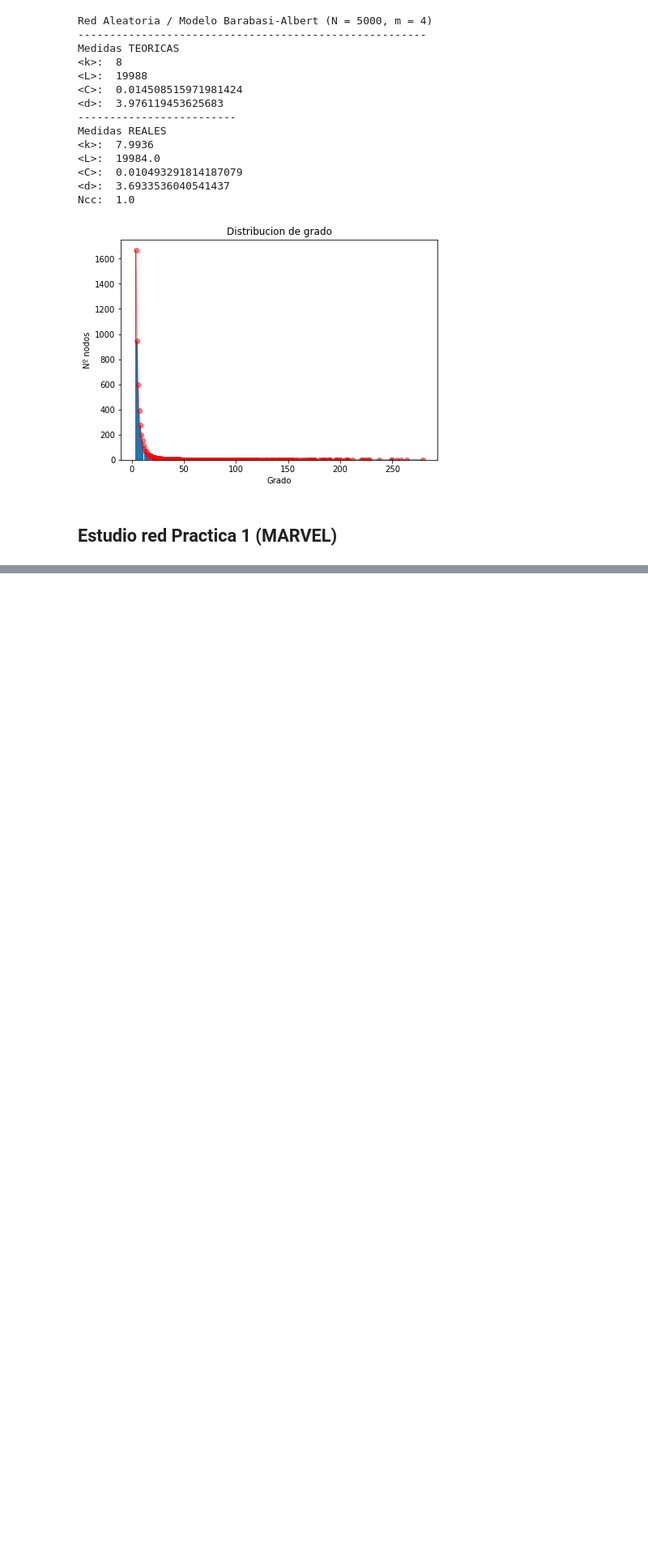
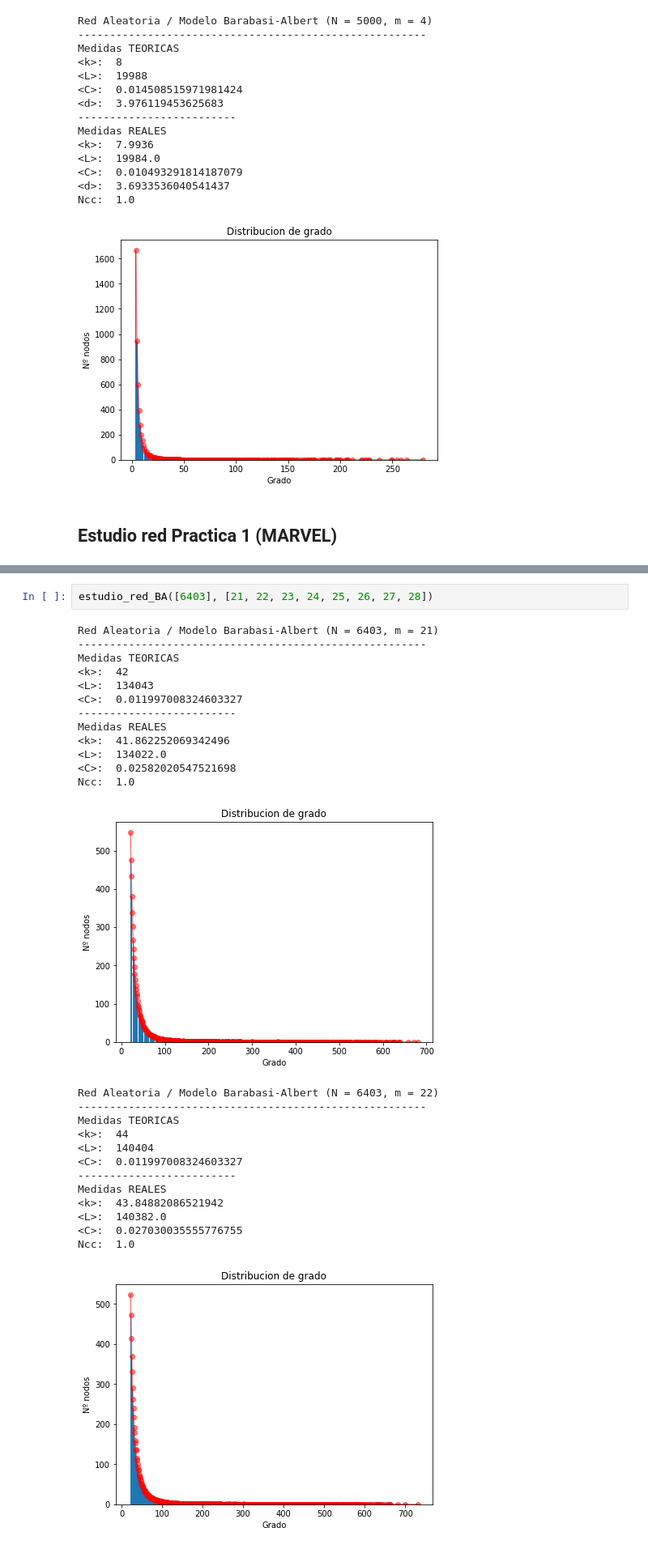
Before and after one commit to pablodll/Social-Network-Analisys, a Jupyter notebook: Practica 2/Untitled.ipynb, the cells around one changed output, grey strips where cells are left out. Shown: that part at 81% size. Cells and saved outputs as stored; diff of their text form; blank space fills up the shorter version.

```diff
--- a/Practica 2/Untitled.ipynb
+++ b/Practica 2/Untitled.ipynb
@@ -288,0 +367,29 @@ KeyboardInterrupt:
+# %%
+estudio_red_BA([6403], [21, 22, 23, 24, 25, 26, 27, 28])
+# %% [output]
+Red Aleatoria / Modelo Barabasi-Albert (N = 6403, m = 21)
+-------------------------------------------------------
+Medidas TEORICAS
+<k>:  42
+<L>:  134043
+<C>:  0.011997008324603327
+-------------------------
+Medidas REALES
+<k>:  41.862252069342496
+<L>:  134022.0
+<C>:  0.02582020547521698
+Ncc:  1.0
+[figure, added]
+Red Aleatoria / Modelo Barabasi-Albert (N = 6403, m = 22)
+-------------------------------------------------------
+Medidas TEORICAS
+<k>:  44
+<L>:  140404
+<C>:  0.011997008324603327
+-------------------------
+Medidas REALES
+<k>:  43.84882086521942
+<L>:  140382.0
+<C>:  0.027030035555776755
+Ncc:  1.0
+[figure, added]
```
Also changed, not shown: parts of 14 cells of this notebook.
